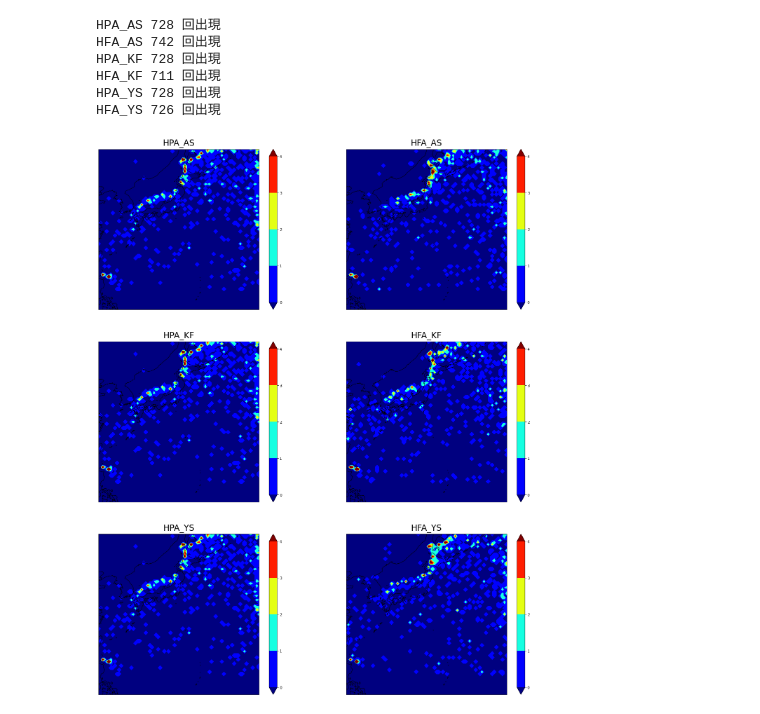
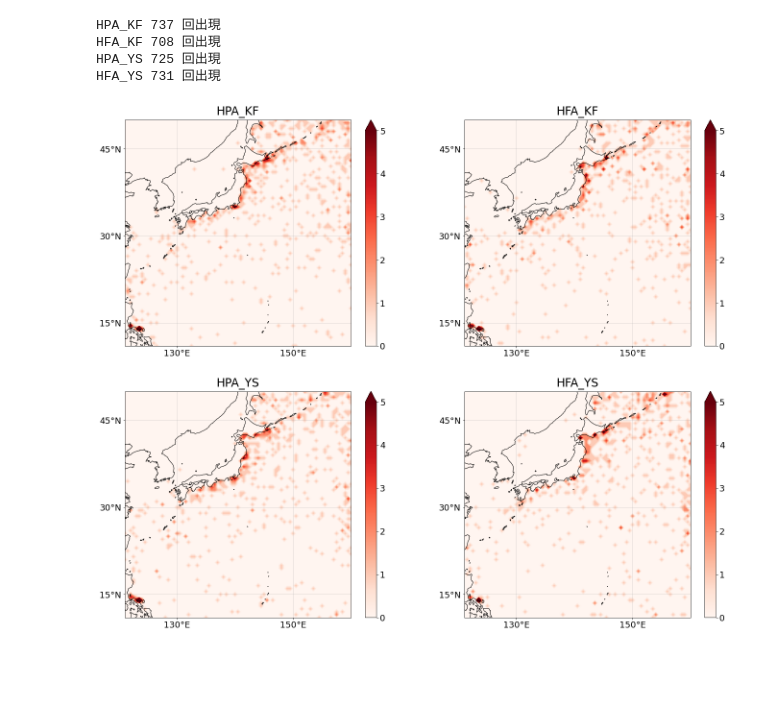
Before and after one commit to greedtn/MRI-AGCM3.2H, a Jupyter notebook: STM/pot_cnt_map.ipynb, the cells around one changed output. Drawn from its saved outputs; the diff is of its cells as text; code cells hidden in the pictures; blank space fills up the shorter version.

```diff
--- a/STM/pot_cnt_map.ipynb
+++ b/STM/pot_cnt_map.ipynb
@@ -7,6 +7,8 @@ from csv import reader
 import matplotlib.pyplot as plt
 import numpy as np
 import cartopy.crs as ccrs
+from cartopy.mpl.ticker import LongitudeFormatter, LatitudeFormatter
+import matplotlib.ticker as ticker
 
 # 緯度経度の設定
 with open('../lats.csv', 'r') as csv_file:
@@ -26,12 +28,12 @@ lat_n = lats[0][-1]
 lon_w = lons[0][0]
 lon_e = lons[-1][0]
 
-fig = plt.figure(figsize=(20, 24))
-levels = np.arange(0, 5, 1)
+fig = plt.figure(figsize=(20, 16))
+levels = np.arange(0, 5, 0.01)
 
-MODEL = ['AS', 'KF', 'YS']
+MODEL = ['KF', 'YS']
 
-for model_num in range(3):
+for model_num in range(len(MODEL)):
     for num in range(2):
         model = MODEL[model_num]
         if num == 0:
@@ -62,40 +64,51 @@ for model_num in range(3):
             if data[0] > last_index + 24 * 7:
                 POT.append([data[0], data[1], data[2]])
                 last_index = data[0]
                 max_val = data[1]
             else:
                 if data[1] > max_val:
                     POT[-1] = [data[0], data[1], data[2]]
                     last_index = data[0]
                     max_val = data[1]
         x = []
         y = []
         z = []
         for data in POT:
             x.append(data[0])
             y.append(data[1])
             z.append(data[2])
 
         cnt = np.zeros((79, 79))  # 台風発生頻度の空間分布
         for val in z:
             cnt[val // 79][val % 79] = cnt[val // 79][val % 79] + 1
 
         print(model[:6], len(x), '回出現')
         # 描画
-        ax = fig.add_subplot(3, 2, 2 * model_num + num + 1, projection=ccrs.PlateCarree())
-        a = plt.contourf(lons, lats, cnt, levels=levels, transform=ccrs.PlateCarree(), cmap='jet', extend='both')
-        c_bar = plt.colorbar(a)
+        ax = fig.add_subplot(2, 2, 2 * model_num + num + 1, projection=ccrs.PlateCarree())
+        a = plt.contourf(lons, lats, cnt, levels=levels, transform=ccrs.PlateCarree(), cmap='Reds', extend='max')
+        c_bar = plt.colorbar(a, ticks=[0, 1, 2, 3, 4, 5])
+        c_bar.ax.tick_params(labelsize=18)
+        c_bar.ax.yaxis.set_minor_locator(ticker.NullLocator())
+        ax.set_xticks([130,150], crs=ccrs.PlateCarree()) # gridを引く経度を指定 360にすると0Wが出ない
+        ax.set_yticks([15, 30, 45], crs=ccrs.PlateCarree()) # gridを引く緯度を指定
+        lon_formatter = LongitudeFormatter(zero_direction_label=True) # 経度
+        lat_formatter = LatitudeFormatter() # 緯度。formatを指定することも可能
+        ax.xaxis.set_major_formatter(lon_formatter)
+        ax.yaxis.set_major_formatter(lat_formatter)
+        ax.axes.tick_params(labelsize=18)
+        ax.grid()
         ax.coastlines()
+        gl = ax.gridlines(crs=ccrs.PlateCarree(), draw_labels=False, alpha=0.5) # 経度線・緯度線ラベルを無効
+        gl.xlocator = ticker.FixedLocator([130, 150]) # 経度線
+        gl.ylocator = ticker.FixedLocator([15, 30, 45]) # 緯度線
         ax.set_title(model[:6], fontsize=24, pad=10)
 
 plt.subplots_adjust(left=0.05, right=0.95, bottom=0.05, top=0.95)
 plt.savefig("../img/frequency_of_tc.png")
 plt.show()
 # %% [output]
-HPA_AS 728 回出現
-HFA_AS 742 回出現
-HPA_KF 728 回出現
-HFA_KF 711 回出現
-HPA_YS 728 回出現
-HFA_YS 726 回出現
+HPA_KF 737 回出現
+HFA_KF 708 回出現
+HPA_YS 725 回出現
+HFA_YS 731 回出現
-[figure, old version]
+[figure, new version]
```
Also changed, not shown: 6 other files.
